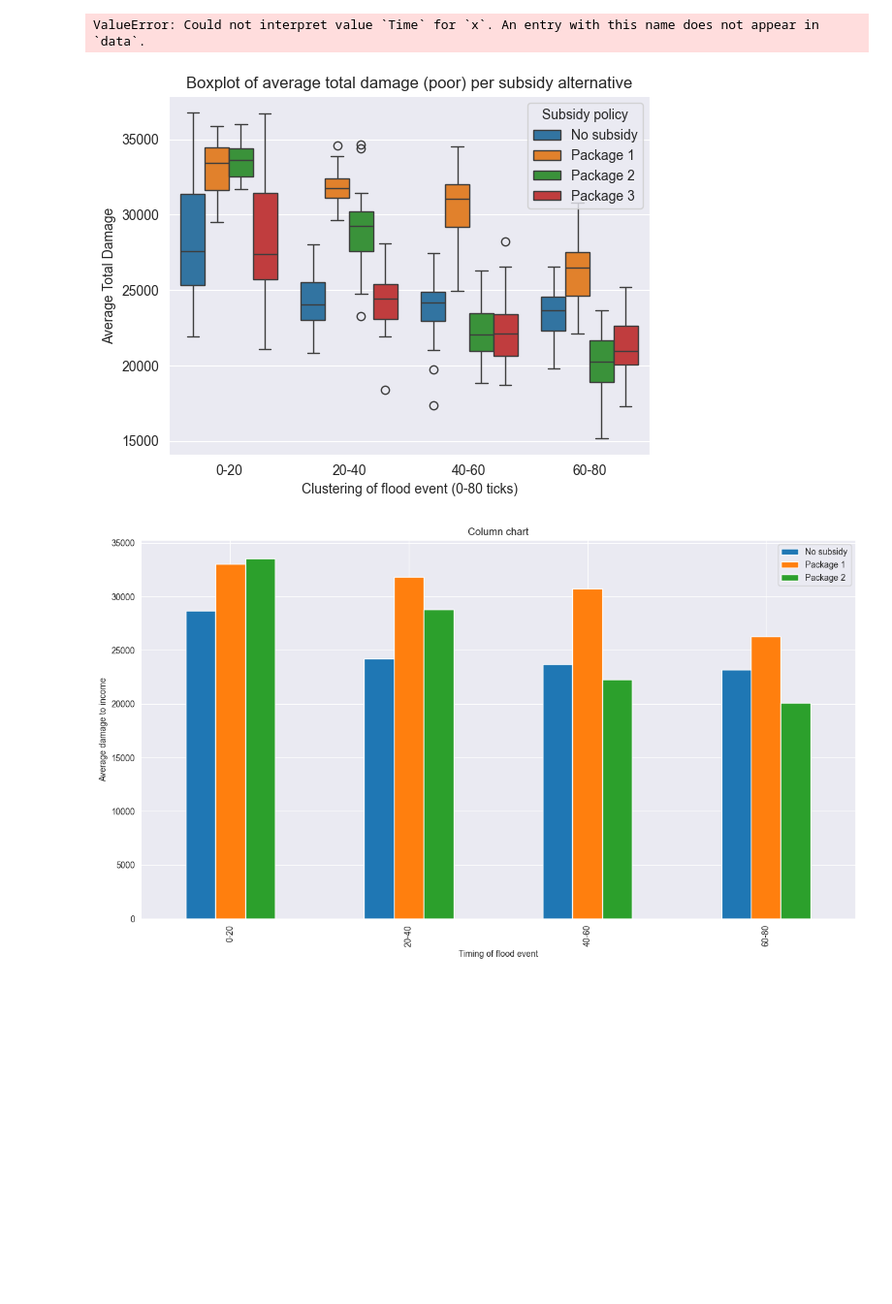
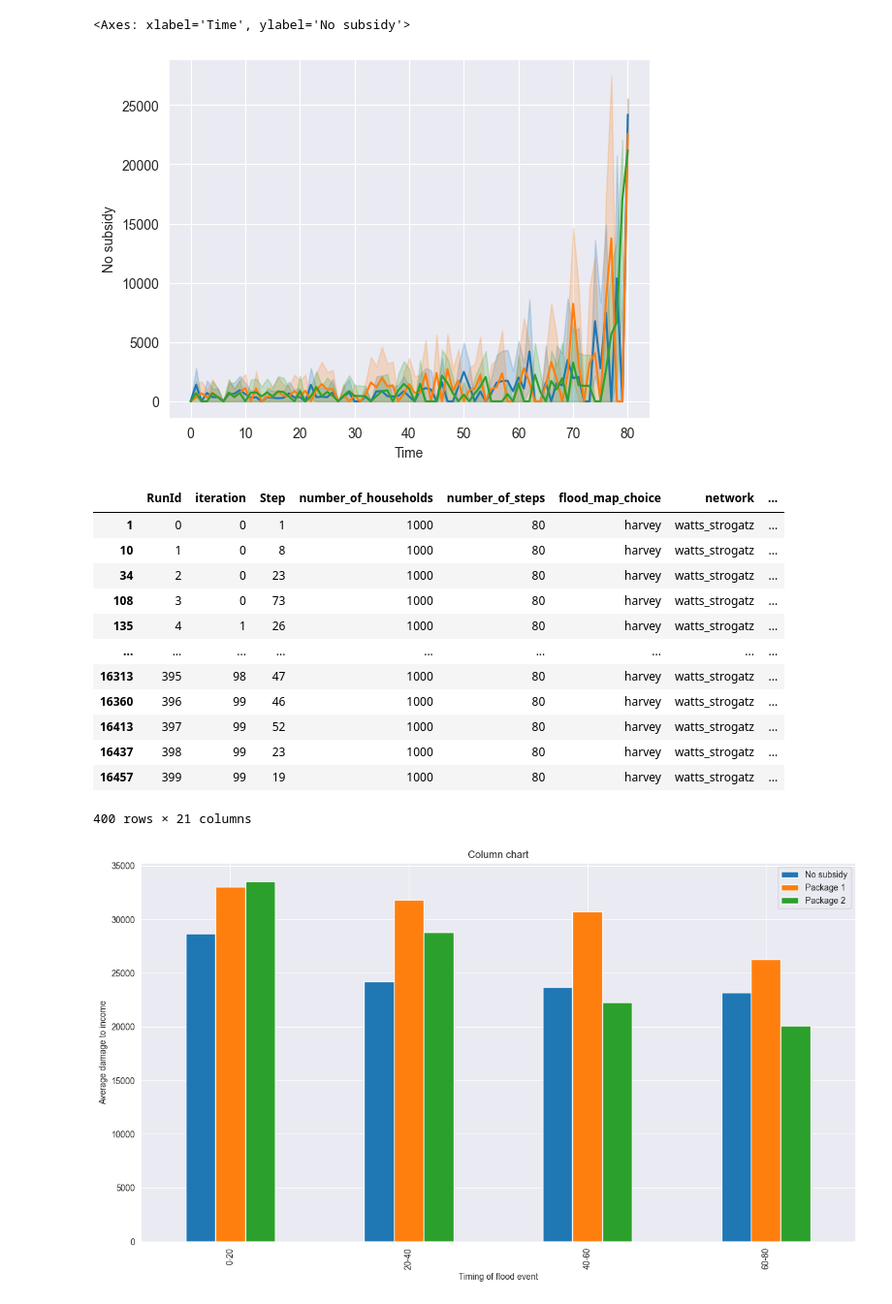
Before and after one commit to Martijntjevdg/SEN1211-ABM, a Jupyter notebook: base_model_mesa/model/PolicyExperimentsAnalysis.ipynb, the cells around one changed output. Shown at 97% size. Saved outputs shown, nothing was run; the diff lists cells and outputs as text; code cells hidden in the pictures; blank space fills up the shorter version.

```diff
--- a/base_model_mesa/model/PolicyExperimentsAnalysis.ipynb
+++ b/base_model_mesa/model/PolicyExperimentsAnalysis.ipynb
@@ -51,42 +51,35 @@ package_1
 # %%
 experiment_data = pd.DataFrame({
-    'No subsidy': no_subsidy['AverageDamagePerPoorHousehold'],
+    'Time': experiments['Step'],
+    'No subsidy': no_subsidy['Total'],
     'Package 1': package_1['AverageDamagePerPoorHousehold'],
     'Package 2': package_2['AverageDamagePerPoorHousehold'],
     'Package 3': package_3['AverageDamagePerPoorHousehold']
 })
 
 sns.lineplot(x='Time', y='No subsidy', data=experiment_data )
 sns.lineplot(x='Time', y='Package 1', data=experiment_data)
-sns.lineplot(x='Date', y='Package 2', data=experiment_data)
+sns.lineplot(x='Time', y='Package 2', data=experiment_data)
 # %% [output]
-ValueError: Could not interpret value `Time` for `x`. An entry with this name does not appear in `data`.
+<Axes: xlabel='Time', ylabel='No subsidy'>
+[figure, added]
 # %%
 # Define the intervals for clustering and provide labeling.
+d2 = experiments.copy()
+d2 = d2[d2['TotalActualDamage'] != 0]
 
-
-# Assuming 'data' is your DataFrame with damage columns for each income class
-# Replace this line with your actual DataFrame
-data_experiments = pd.DataFrame({
-    'Flood event': experiments['Cluster'],
-    'No subsidy': no_subsidy['AverageDamagePerPoorHousehold'],
-    'Package 1': package_1['AverageDamagePerPoorHousehold'],
-    'Package 2': package_2['AverageDamagePerPoorHousehold'],
-    'Package 3': package_3['AverageDamagePerPoorHousehold']
-})
-
-# Reshape the DataFrame to long format
-melted2_data = pd.melt(data_experiments, id_vars=['Flood event'], var_name='Subsidy policy', value_name='total_damage')
-
-# Create the boxplot using Seaborn
-sns.boxplot(x=melted2_data['Flood event'], y=melted2_data['total_damage'], hue=melted2_data['Subsidy policy'])
-
-plt.title('Boxplot of average total damage (poor) per subsidy alternative')
-plt.xlabel('Clustering of flood event (0-80 ticks)')
-plt.ylabel('Average Total Damage')
-
-output_path_experiments = r'../result_figures/Boxplot_Experiments.png'
-plt.savefig(output_path_experiments)
-plt.show()
+d2
 # %% [output]
-[figure, removed]
+|  | RunId | iteration | Step | number_of_households | number_of_steps | flood_map_choice | network | ... |
+| 1 | 0 | 0 | 1 | 1000 | 80 | harvey | watts_strogatz | ... |
+| 10 | 1 | 0 | 8 | 1000 | 80 | harvey | watts_strogatz | ... |
+| 34 | 2 | 0 | 23 | 1000 | 80 | harvey | watts_strogatz | ... |
+| 108 | 3 | 0 | 73 | 1000 | 80 | harvey | watts_strogatz | ... |
+| 135 | 4 | 1 | 26 | 1000 | 80 | harvey | watts_strogatz | ... |
+| ... | ... | ... | ... | ... | ... | ... | ... | ... |
+| 16313 | 395 | 98 | 47 | 1000 | 80 | harvey | watts_strogatz | ... |
+| 16360 | 396 | 99 | 46 | 1000 | 80 | harvey | watts_strogatz | ... |
+| 16413 | 397 | 99 | 52 | 1000 | 80 | harvey | watts_strogatz | ... |
+| 16437 | 398 | 99 | 23 | 1000 | 80 | harvey | watts_strogatz | ... |
+| 16457 | 399 | 99 | 19 | 1000 | 80 | harvey | watts_strogatz | ... |
+400 rows × 21 columns
```
Also changed, not shown: parts of 3 cells of this notebook, 5 other files.
